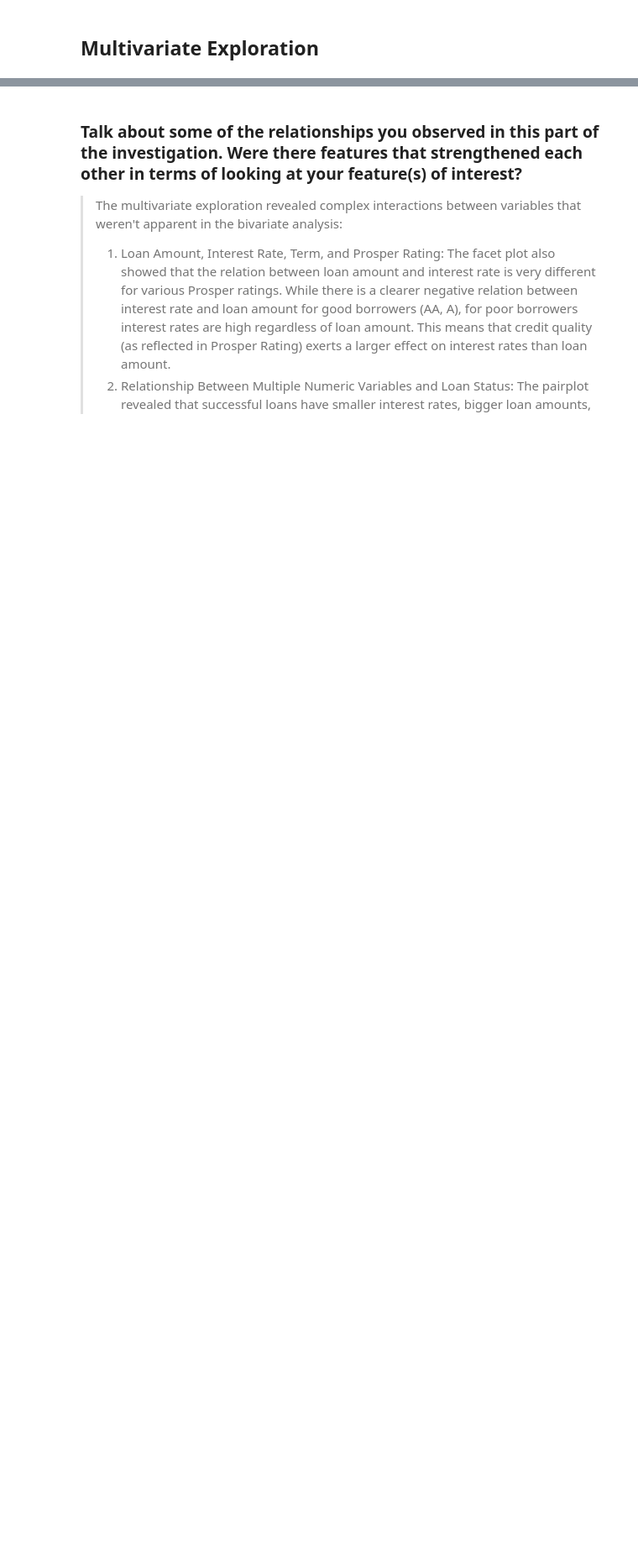
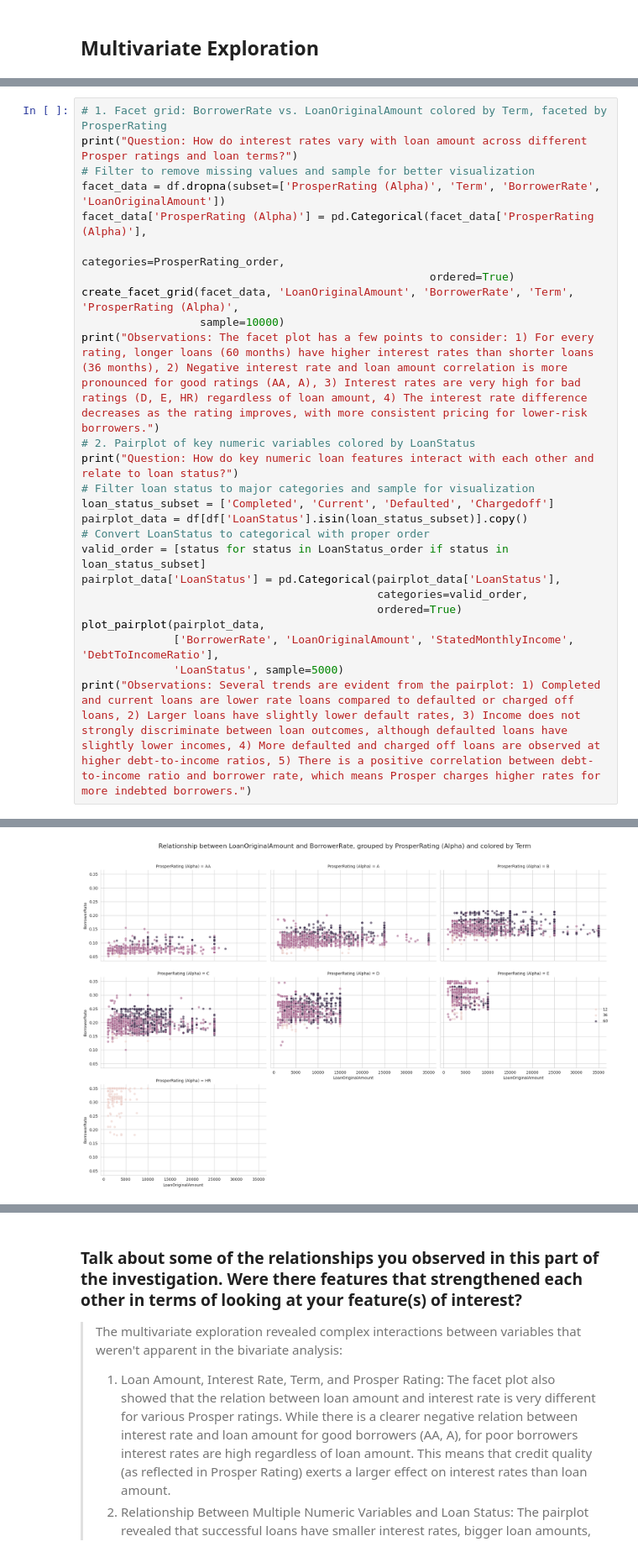
Before and after one commit to oYazan/CommunicateDataFinding, a Jupyter notebook: Part_I_exploration_template.ipynb, the cells around one changed output, grey strips where cells are left out. Shown at 84% size. Saved outputs shown, nothing was run; the diff lists cells and outputs as text; blank space fills up the shorter version.

```diff
--- a/Part_I_exploration_template.ipynb
+++ b/Part_I_exploration_template.ipynb
@@ -521,0 +456,26 @@ Observations: Several trends are evident from the pairplot: 1) Completed and cur
+# %%
+# 1. Facet grid: BorrowerRate vs. LoanOriginalAmount colored by Term, faceted by ProsperRating
+print("Question: How do interest rates vary with loan amount across different Prosper ratings and loan terms?")
+# Filter to remove missing values and sample for better visualization
+facet_data = df.dropna(subset=['ProsperRating (Alpha)', 'Term', 'BorrowerRate', 'LoanOriginalAmount'])
+facet_data['ProsperRating (Alpha)'] = pd.Categorical(facet_data['ProsperRating (Alpha)'],
+                                                     categories=ProsperRating_order,
+                                                     ordered=True)
+create_facet_grid(facet_data, 'LoanOriginalAmount', 'BorrowerRate', 'Term', 'ProsperRating (Alpha)',
+                  sample=10000)
+print("Observations: The facet plot has a few points to consider: 1) For every rating, longer loans (60 months) have higher interest rates than shorter loans (36 months), 2) Negative interest rate and loan amount correlation is more pronounced for good ratings (AA, A), 3) Interest rates are very high for bad ratings (D, E, HR) regardless of loan amount, 4) The interest rate difference decreases as the rating improves, with more consistent pricing for lower-risk borrowers.")
+# 2. Pairplot of key numeric variables colored by LoanStatus
+print("Question: How do key numeric loan features interact with each other and relate to loan status?")
+# Filter loan status to major categories and sample for visualization
+loan_status_subset = ['Completed', 'Current', 'Defaulted', 'Chargedoff']
+pairplot_data = df[df['LoanStatus'].isin(loan_status_subset)].copy()
+# Convert LoanStatus to categorical with proper order
+valid_order = [status for status in LoanStatus_order if status in loan_status_subset]
+pairplot_data['LoanStatus'] = pd.Categorical(pairplot_data['LoanStatus'],
+                                             categories=valid_order,
+                                             ordered=True)
+plot_pairplot(pairplot_data,
+              ['BorrowerRate', 'LoanOriginalAmount', 'StatedMonthlyIncome', 'DebtToIncomeRatio'],
+              'LoanStatus', sample=5000)
+print("Observations: Several trends are evident from the pairplot: 1) Completed and current loans are lower rate loans compared to defaulted or charged off loans, 2) Larger loans have slightly lower default rates, 3) Income does not strongly discriminate between loan outcomes, although defaulted loans have slightly lower incomes, 4) More defaulted and charged off loans are observed at higher debt-to-income ratios, 5) There is a positive correlation between debt-to-income ratio and borrower rate, which means Prosper charges higher rates for more indebted borrowers.")
+# %% [output]
@@ -521,0 +488 @@ Observations: Several trends are evident from the pairplot: 1) Completed and cur
+[figure, added]
```
Also changed, not shown: parts of 8 cells of this notebook, 1 other file.
